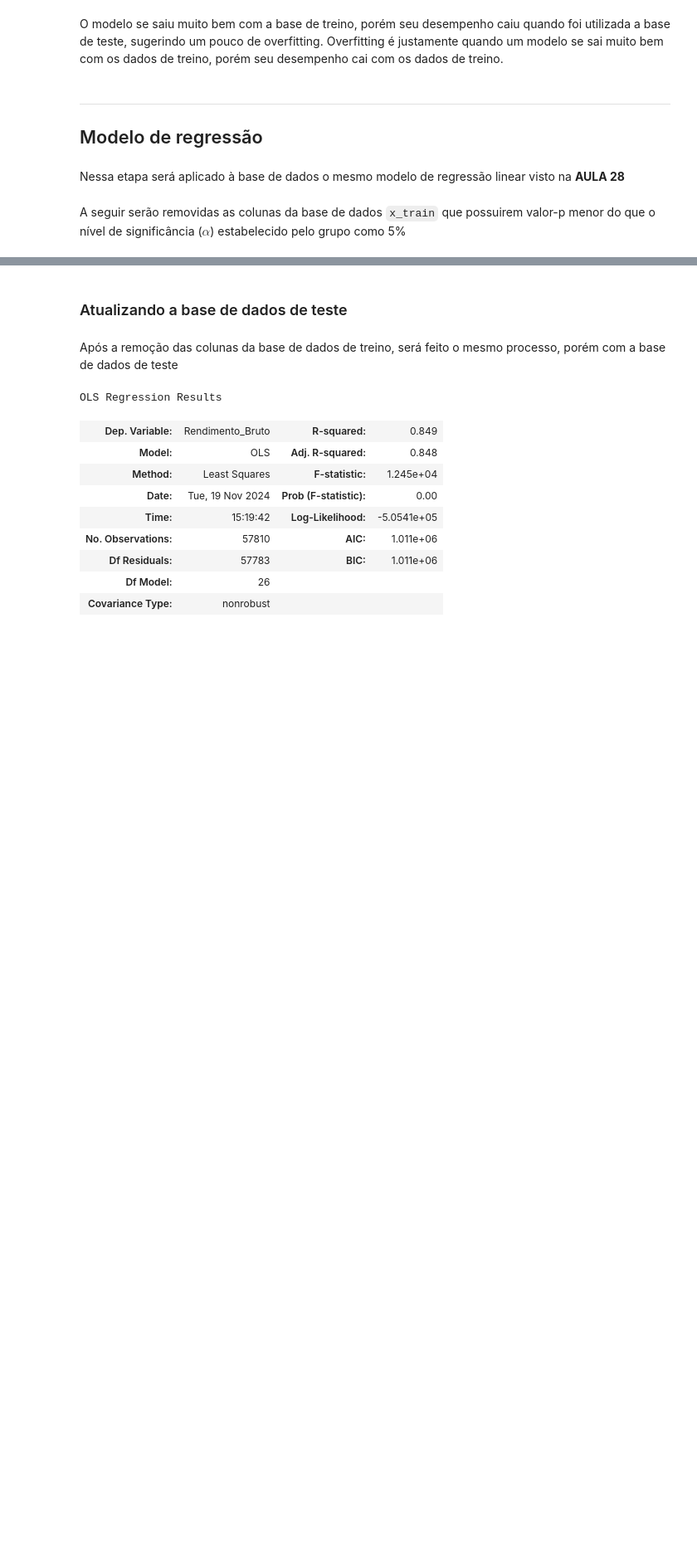
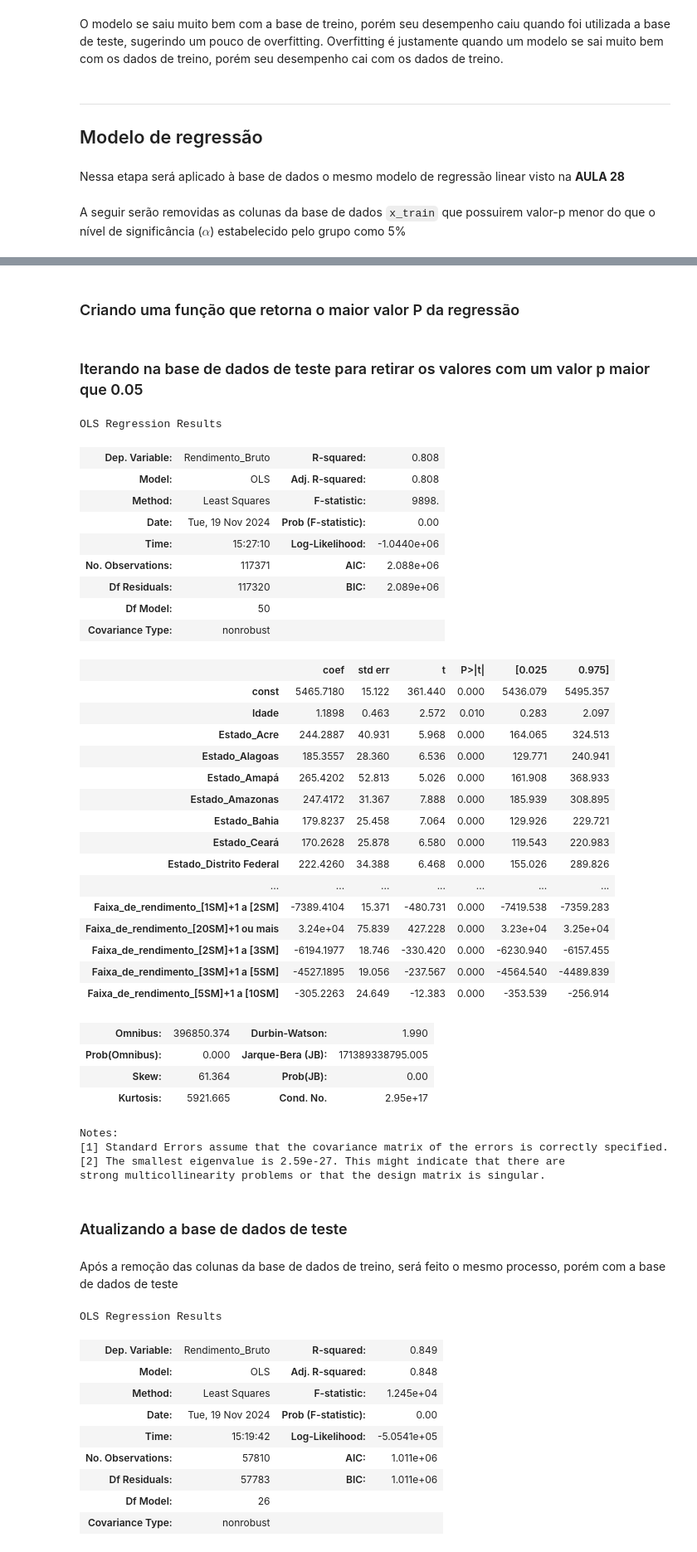
Before and after one commit to jlbrasileiro/Projeto-3---Ci-ncia-dos-Dados---2024.2, a Jupyter notebook: compilando_projetos.ipynb, the cells around one changed output, grey strips where cells are left out. Shown: that part at 83% size. Cells and saved outputs as stored; diff of their text form; code cells hidden in the pictures; blank space fills up the shorter version.

Commit message:
Mudei a remoção da base de treino e adicionei uns comentarios

```diff
--- a/compilando_projetos.ipynb
+++ b/compilando_projetos.ipynb
@@ -687,0 +172,2 @@ strong multicollinearity problems or that the design matrix is singular.
+# %% [markdown]
+### Criando uma função que retorna o maior valor P da regressão
@@ -688,3 +178,54 @@ strong multicollinearity problems or that the design matrix is singular.
+# %% [markdown]
+### Iterando na base de dados de teste para retirar os valores com um valor p maior que 0.05
+# %%
+removidos_treino = []
+
+while True:
+    modelo = regress(y_train, x_train)
+    coluna, valor = maior_valor_p(modelo)
+    removidos_treino.append(coluna)
+    if valor < 0.05:
+        break
+    x_train = x_train.drop(columns=[coluna])
+
+# treino final
+treino_final = regress(y_train, x_train)
+treino_final.summary()
+# %% [output]
+OLS Regression Results
+| Dep. Variable: | Rendimento_Bruto | R-squared: | 0.808 |
+| Model: | OLS | Adj. R-squared: | 0.808 |
+| Method: | Least Squares | F-statistic: | 9898. |
+| Date: | Tue, 19 Nov 2024 | Prob (F-statistic): | 0.00 |
+| Time: | 15:27:10 | Log-Likelihood: | -1.0440e+06 |
+| No. Observations: | 117371 | AIC: | 2.088e+06 |
+| Df Residuals: | 117320 | BIC: | 2.089e+06 |
+| Df Model: | 50 |  |  |
+| Covariance Type: | nonrobust |  |  |
+|  | coef | std err | t | P>|t| | [0.025 | 0.975] |
+| const | 5465.7180 | 15.122 | 361.440 | 0.000 | 5436.079 | 5495.357 |
+| Idade | 1.1898 | 0.463 | 2.572 | 0.010 | 0.283 | 2.097 |
+| Estado_Acre | 244.2887 | 40.931 | 5.968 | 0.000 | 164.065 | 324.513 |
+| Estado_Alagoas | 185.3557 | 28.360 | 6.536 | 0.000 | 129.771 | 240.941 |
+| Estado_Amapá | 265.4202 | 52.813 | 5.026 | 0.000 | 161.908 | 368.933 |
+| Estado_Amazonas | 247.4172 | 31.367 | 7.888 | 0.000 | 185.939 | 308.895 |
+| Estado_Bahia | 179.8237 | 25.458 | 7.064 | 0.000 | 129.926 | 229.721 |
+| Estado_Ceará | 170.2628 | 25.878 | 6.580 | 0.000 | 119.543 | 220.983 |
+| Estado_Distrito Federal | 222.4260 | 34.388 | 6.468 | 0.000 | 155.026 | 289.826 |
+| ... | ... | ... | ... | ... | ... | ... |
+| Faixa_de_rendimento_[1SM]+1 a [2SM] | -7389.4104 | 15.371 | -480.731 | 0.000 | -7419.538 | -7359.283 |
+| Faixa_de_rendimento_[20SM]+1 ou mais | 3.24e+04 | 75.839 | 427.228 | 0.000 | 3.23e+04 | 3.25e+04 |
+| Faixa_de_rendimento_[2SM]+1 a [3SM] | -6194.1977 | 18.746 | -330.420 | 0.000 | -6230.940 | -6157.455 |
+| Faixa_de_rendimento_[3SM]+1 a [5SM] | -4527.1895 | 19.056 | -237.567 | 0.000 | -4564.540 | -4489.839 |
+| Faixa_de_rendimento_[5SM]+1 a [10SM] | -305.2263 | 24.649 | -12.383 | 0.000 | -353.539 | -256.914 |
+| Omnibus: | 396850.374 | Durbin-Watson: | 1.990 |
+| Prob(Omnibus): | 0.000 | Jarque-Bera (JB): | 171389338795.005 |
+| Skew: | 61.364 | Prob(JB): | 0.00 |
+| Kurtosis: | 5921.665 | Cond. No. | 2.95e+17 |
+Notes:
+[1] Standard Errors assume that the covariance matrix of the errors is correctly specified.
+[2] The smallest eigenvalue is 2.59e-27. This might indicate that there are
+strong multicollinearity problems or that the design matrix is singular.
 # %% [markdown]
 ### Atualizando a base de dados de teste
 # %% [markdown]
```
Also changed, not shown: parts of 20 cells of this notebook.
